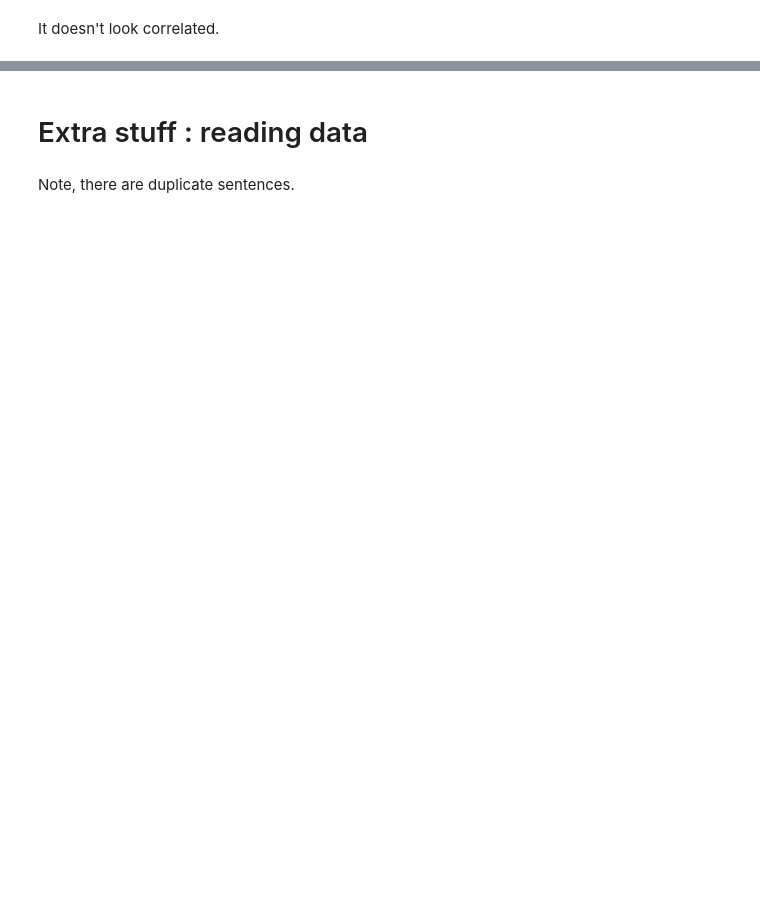
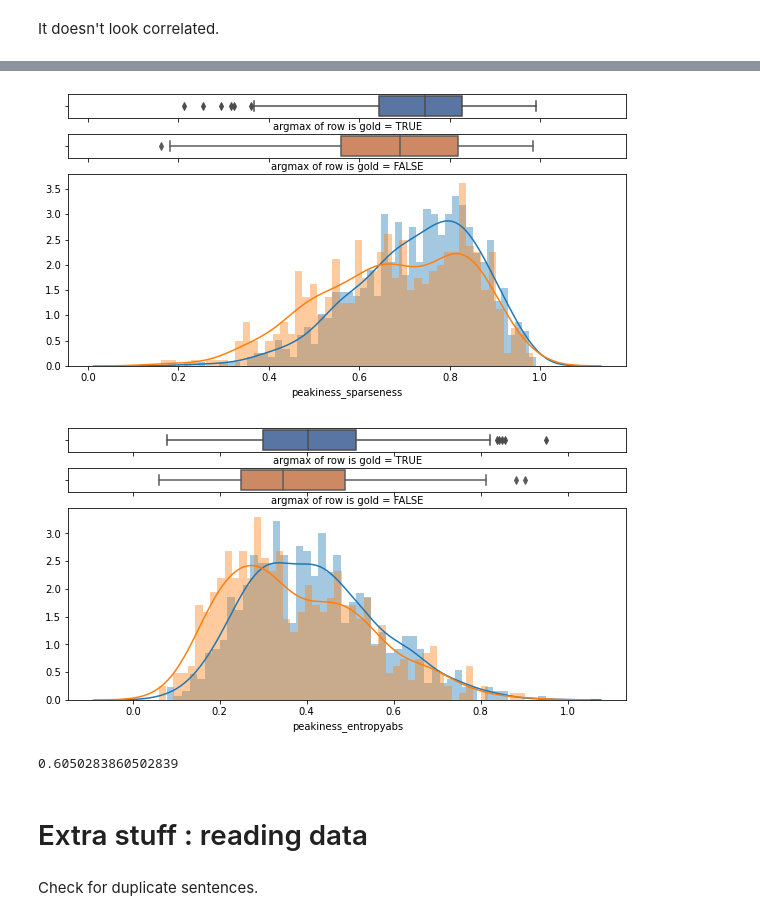
Before and after one commit to postylem/pmi-dependencies, a Jupyter notebook: peakiness.ipynb, the cells around one changed output, grey strips where cells are left out. Drawn from its saved outputs; the diff is of its cells as text; code cells hidden in the pictures; blank space fills up the shorter version.

```diff
--- a/peakiness.ipynb
+++ b/peakiness.ipynb
@@ -255,4 +310,3 @@ plt.show()
 # %%
 wordpair_path = glob.glob(RESULTS_DIR+'wordpair*')[0]
-wordpair = pd.read_csv(wordpair_path)
-wordpair_gold = wordpair[wordpair.gold_edge==True]
+wordpair = pd.read_csv(wordpair_path,dtype={'sentence_index': 'int'})
@@ -279,0 +313,15 @@ scores["av_entropyabs"] = av_entropyabs
+# %%
+def insert_nan_diagonal(triu, tril):
+    assert triu.shape==tril.shape
+    d = triu.shape[0]
+    upper = np.zeros((d+1,d+1))
+    upper[:-1,1:] = triu
+    lower = np.zeros((d+1,d+1))
+    lower[1:,:-1] = tril
+    matrix = np.nansum(np.dstack((upper, lower)),2)
+    np.fill_diagonal(matrix,np.NaN) # should ignore diagonal
+    return matrix
+
+def max_is_gold(pmi_row,gold_row):
+    assert len(pmi_row)==len(gold_row)
+    return bool(gold_row[np.argmax(pmi_row)])
@@ -280,3 +433,35 @@ scores["av_entropyabs"] = av_entropyabs
+# %%
+df = pd.DataFrame(peakiness_scores[["peakiness_entropyabs","peakiness_sparseness","max_is_gold"]])
+
+def plot_peakiness_accuracy(sparseness_measure):
+    f, (ax_box1, ax_box2, ax_hist) = plt.subplots(3, sharex=True,
+                                                 gridspec_kw={"height_ratios": (.1,.1,.8)},
+                                                 figsize=(10, 5))
+    vals = [True, False]
+    colors = sns.color_palette("deep")
+    ax_box = [ax_box1,ax_box2]
+
+    for i in [0,1]:
+        sns.boxplot(df[df["max_is_gold"]==vals[i]][sparseness_measure], color=colors[i], ax=ax_box[i])
+        sns.distplot(
+            df[df["max_is_gold"] == vals[i]][sparseness_measure], ax=ax_hist, bins=50, kde=True)
+
+    # # Remove x axis name for the boxplot
+    ax_box1.set(xlabel='argmax of row is gold = TRUE')
+    ax_box2.set(xlabel='argmax of row is gold = FALSE')
+    plt.show()
+# %%
+plot_peakiness_accuracy("peakiness_sparseness")
+plot_peakiness_accuracy("peakiness_entropyabs")
+# %% [output]
+[figure, added]
+[figure, added]
+# %%
+# It's right about 60% of the time
+# (note, there are multiple potential edges from a single word, so this is not a good score)
+len(df[df["max_is_gold"]==True])/len(df)
+# %% [output]
+0.6050283860502839
 # %% [markdown]
 # Extra stuff : reading data
 # %%
@@ -356,8 +541,8 @@ CONLL_COLS = ['index',
 
 OBSERVATIONS = CONLLReader(CONLL_COLS).load_conll_dataset(
     'ptb3-wsj-data/ptb3-wsj-dev.conllx')
-# %% [markdown]
-Note, there are duplicate sentences.
+# %% [markdown]
+Check for duplicate sentences.
 # %%
 from collections import defaultdict
 
```
Also changed, not shown: parts of 25 cells of this notebook.
